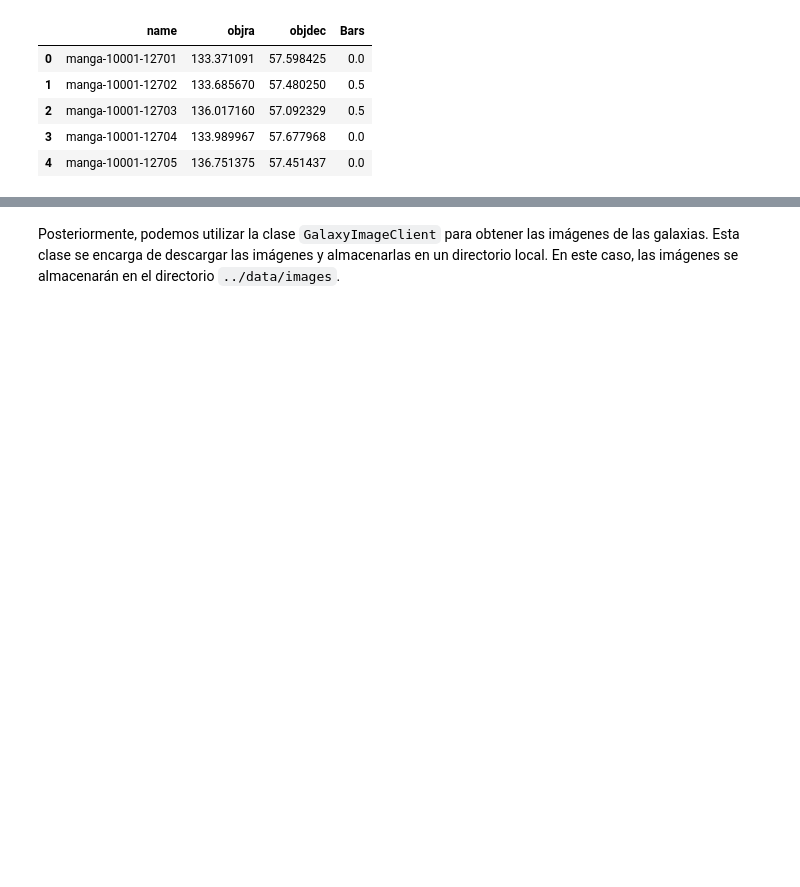
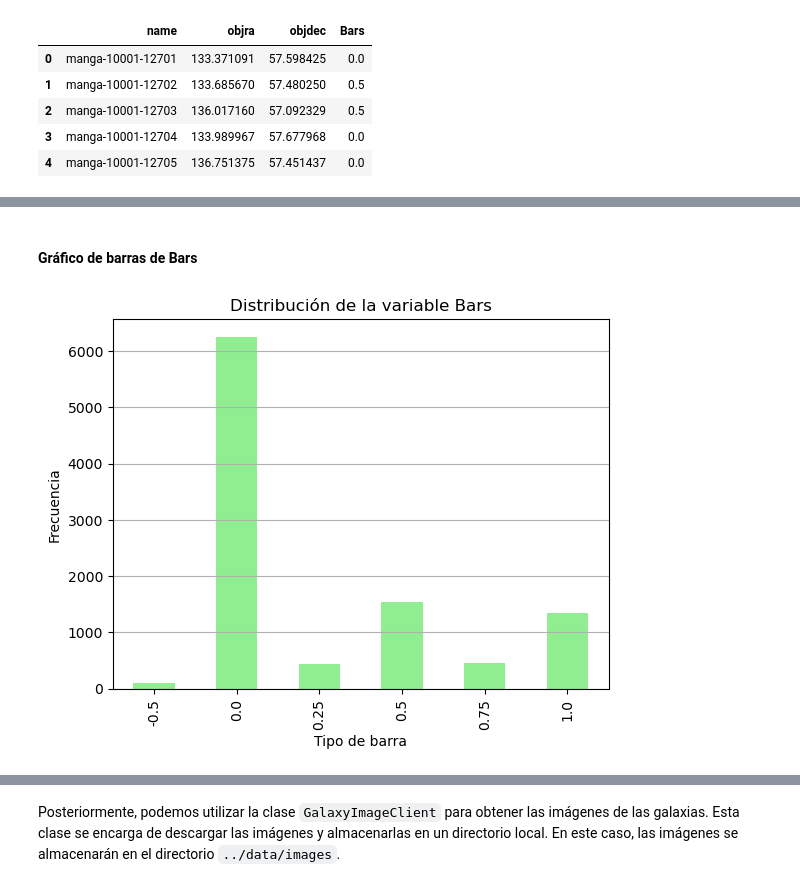
Before and after one commit to ludanortmun/itesm-mna-barred-galaxies, a Jupyter notebook: notebooks/EDA.ipynb, the cells around one changed output, grey strips where cells are left out. Saved outputs shown, nothing was run; the diff lists cells and outputs as text; code cells hidden in the pictures; blank space fills up the shorter version.

```diff
--- a/notebooks/EDA.ipynb
+++ b/notebooks/EDA.ipynb
@@ -74,0 +162,11 @@ df.describe().T
+# %% [markdown]
+#### Gráfico de barras de Bars
+# %%
+df['Bars'].value_counts().sort_index().plot(kind='bar', color='lightgreen')
+plt.title('Distribución de la variable Bars')
+plt.xlabel('Tipo de barra')
+plt.ylabel('Frecuencia')
+plt.grid(axis='y')
+plt.show()
+# %% [output]
+[figure, added]
```
Also changed, not shown: parts of 45 cells of this notebook.
